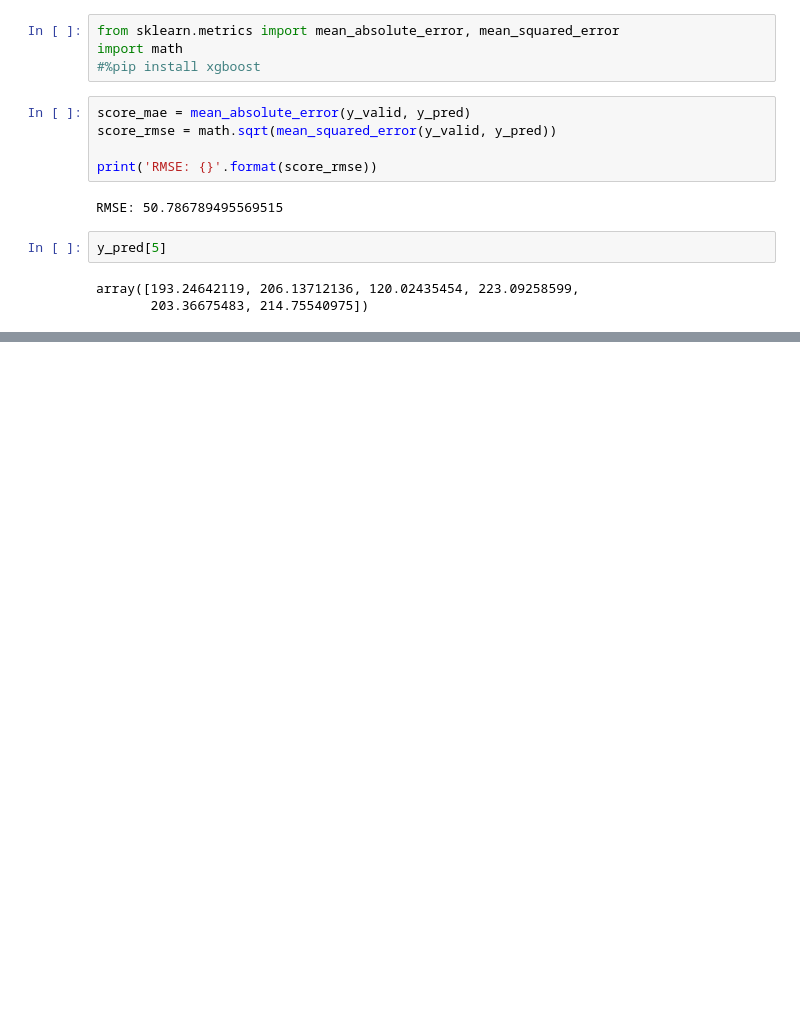
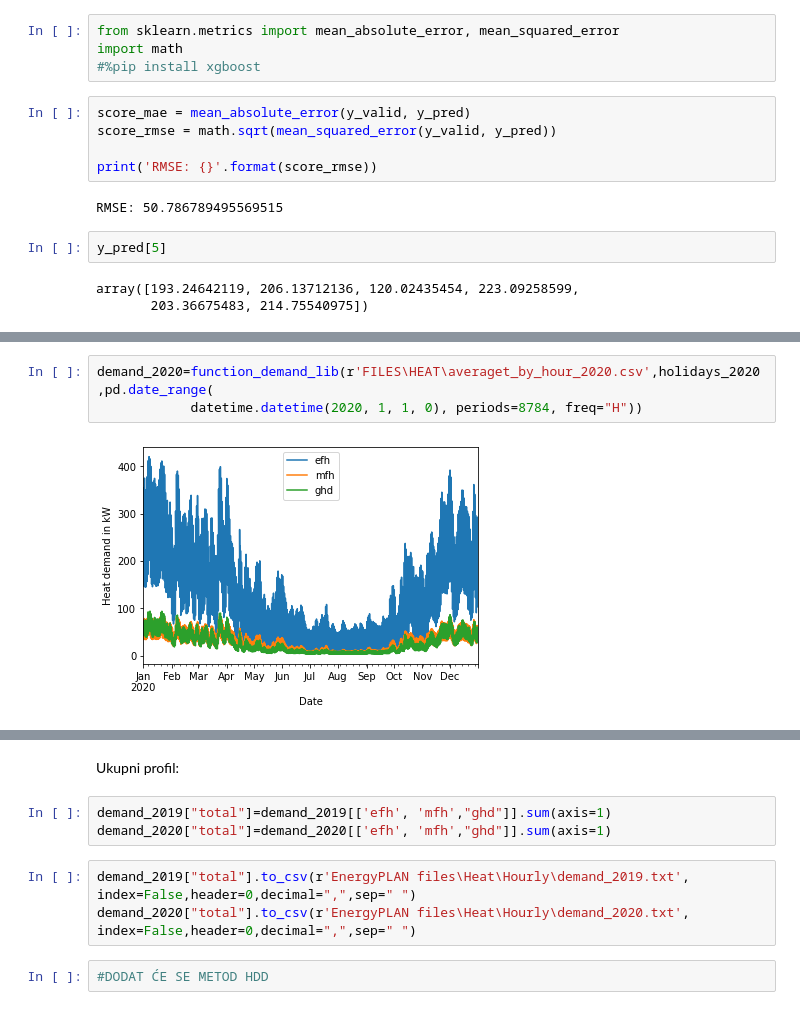
Before and after one commit to ehlimana/Electricity-analysis, a Jupyter notebook: Heat_demand.ipynb, the cells around one changed output, grey strips where cells are left out. Drawn from its saved outputs; the diff is of its cells as text; blank space fills up the shorter version.

```diff
--- a/Heat_demand.ipynb
+++ b/Heat_demand.ipynb
@@ -778,0 +1139,5 @@ array([193.24642119, 206.13712136, 120.02435454, 223.09258599,
+# %%
+demand_2020=function_demand_lib(r'FILES\HEAT\averaget_by_hour_2020.csv',holidays_2020,pd.date_range(
+            datetime.datetime(2020, 1, 1, 0), periods=8784, freq="H"))
+# %% [output]
+[figure, added]
@@ -778,0 +1163,10 @@ array([193.24642119, 206.13712136, 120.02435454, 223.09258599,
+# %% [markdown]
+Ukupni profil:
+# %%
+demand_2019["total"]=demand_2019[['efh', 'mfh',"ghd"]].sum(axis=1)
+demand_2020["total"]=demand_2020[['efh', 'mfh',"ghd"]].sum(axis=1)
+# %%
+demand_2019["total"].to_csv(r'EnergyPLAN files\Heat\Hourly\demand_2019.txt', index=False,header=0,decimal=",",sep=" ")
+demand_2020["total"].to_csv(r'EnergyPLAN files\Heat\Hourly\demand_2020.txt', index=False,header=0,decimal=",",sep=" ")
+# %%
+#DODAT ĆE SE METOD HDD
```
Also changed, not shown: parts of 44 cells of this notebook, 3 other files.
